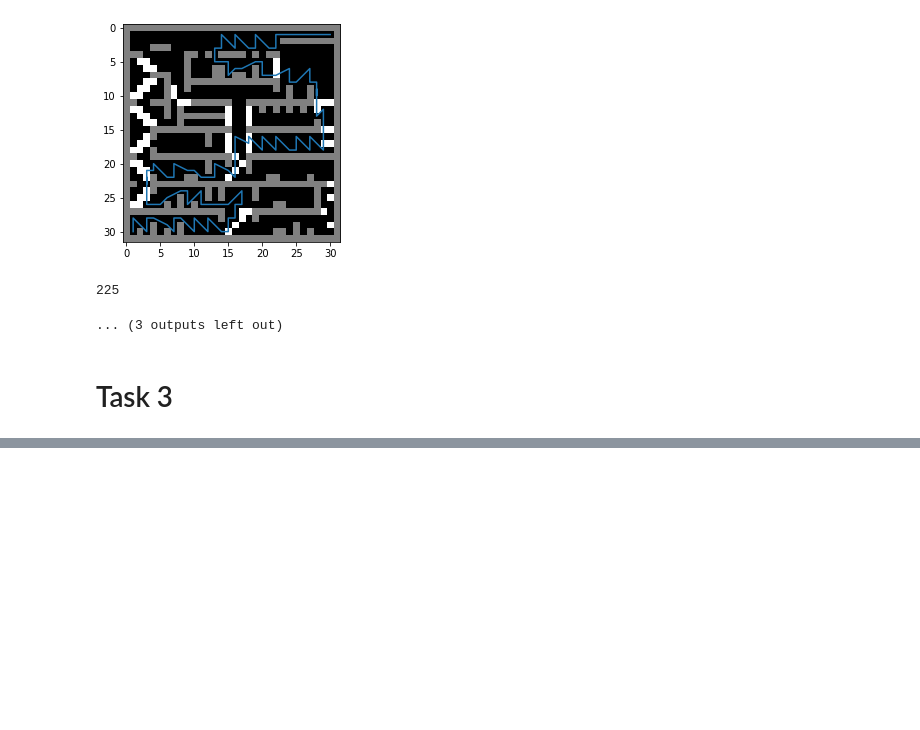
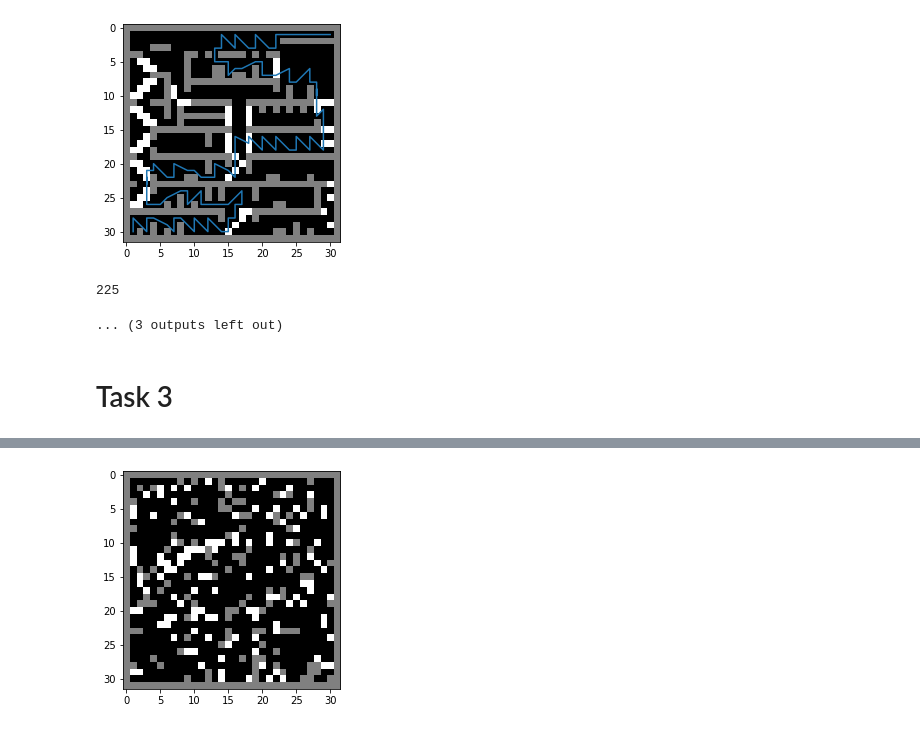
Before and after one commit to KrisAesoey/RLproject, a Jupyter notebook: Final Project/Final_Project.ipynb, the cells around one changed output, grey strips where cells are left out. Saved outputs shown, nothing was run; the diff lists cells and outputs as text; code cells hidden in the pictures; blank space fills up the shorter version.

```diff
--- a/Final Project/Final_Project.ipynb
+++ b/Final Project/Final_Project.ipynb
@@ -752,0 +867,15 @@ KeyboardInterrupt:
+# %%
+def create_custom_map(x, y):
+    custom_map = [[2] + [1 for _ in range(x-2)] + [2] for _ in range(y)]
+    custom_map[0] = [2 for _ in range(x)]
+    custom_map[31] = [2 for _ in range(x)]
+    for i in range(1, 31):
+        for j in range(1, 31):
+            custom_map[i][j] = np.random.choice([1, 1, 1, 1, 1, 1, 2, 3])
+    custom_map[y-2][1] = 1
+    return custom_map
+
+plt.imshow(create_custom_map(32, 32), cmap="gray")
+plt.show()
+# %% [output]
+[figure, added]
```
Also changed, not shown: parts of 42 cells of this notebook, 1 other file.
